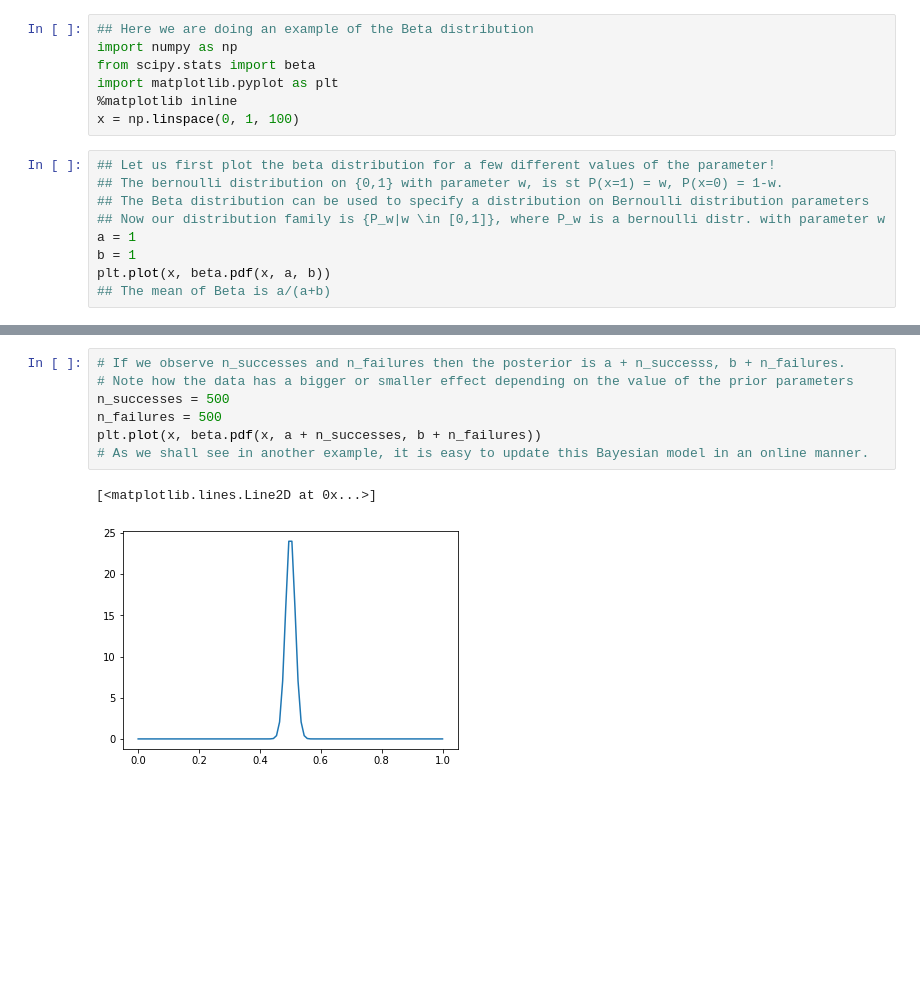
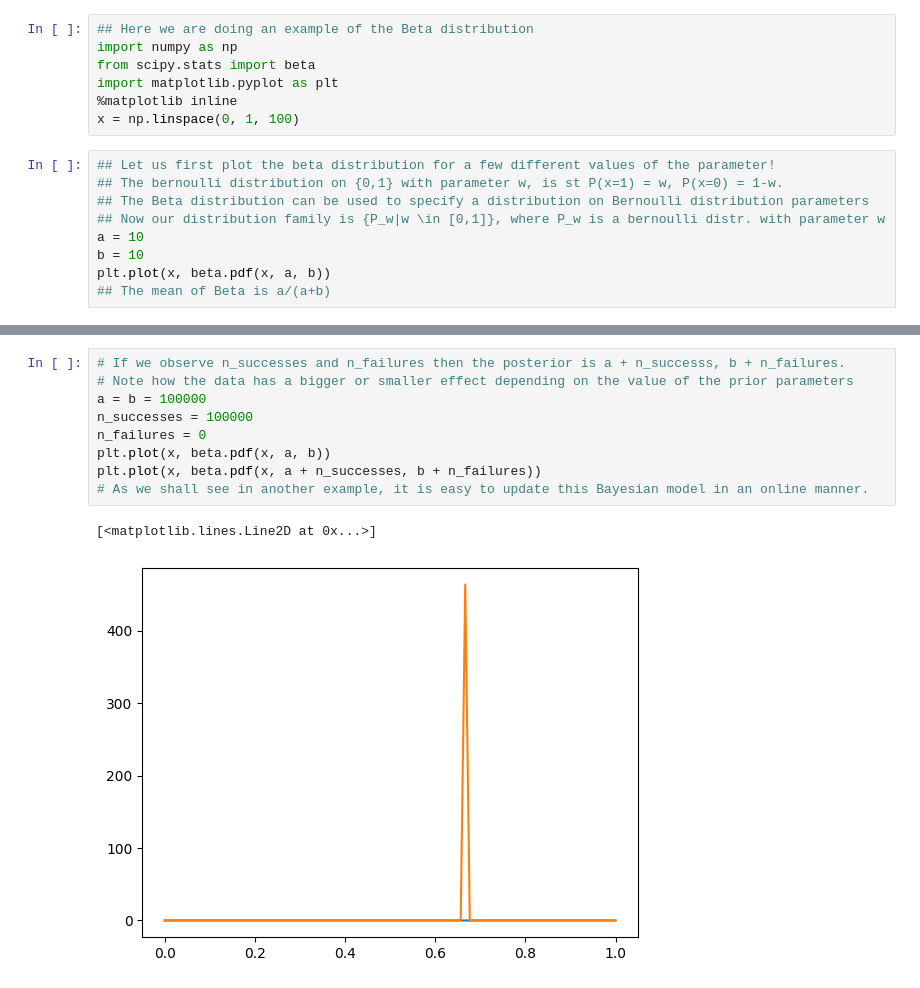
Before and after one commit to olethrosdc/rldmuu, a Jupyter notebook: src/bayesian_analysis/Beta Example.ipynb, the cells around one changed output, grey strips where cells are left out. Drawn from its saved outputs; the diff is of its cells as text; blank space fills up the shorter version.

```diff
--- a/src/bayesian_analysis/Beta Example.ipynb
+++ b/src/bayesian_analysis/Beta Example.ipynb
@@ -10,8 +10,8 @@ x = np.linspace(0, 1, 100)
 ## The bernoulli distribution on {0,1} with parameter w, is st P(x=1) = w, P(x=0) = 1-w.
 ## The Beta distribution can be used to specify a distribution on Bernoulli distribution parameters
 ## Now our distribution family is {P_w|w \in [0,1]}, where P_w is a bernoulli distr. with parameter w
-a = 1
-b = 1
+a = 10
+b = 10
 plt.plot(x, beta.pdf(x, a, b))
 ## The mean of Beta is a/(a+b)
 # %% [output]
@@ -20,10 +20,12 @@ plt.plot(x, beta.pdf(x, a, b))
 # %%
 # If we observe n_successes and n_failures then the posterior is a + n_successs, b + n_failures.
 # Note how the data has a bigger or smaller effect depending on the value of the prior parameters
-n_successes = 500
-n_failures = 500
+a = b = 100000
+n_successes = 100000
+n_failures = 0
+plt.plot(x, beta.pdf(x, a, b))
 plt.plot(x, beta.pdf(x, a + n_successes, b + n_failures))
 # As we shall see in another example, it is easy to update this Bayesian model in an online manner.
 # %% [output]
 [<matplotlib.lines.Line2D at 0x...>]
-[figure, old version]
+[figure, new version]
```
Also changed, not shown: parts of 1 cell of this notebook, 2 other files.
